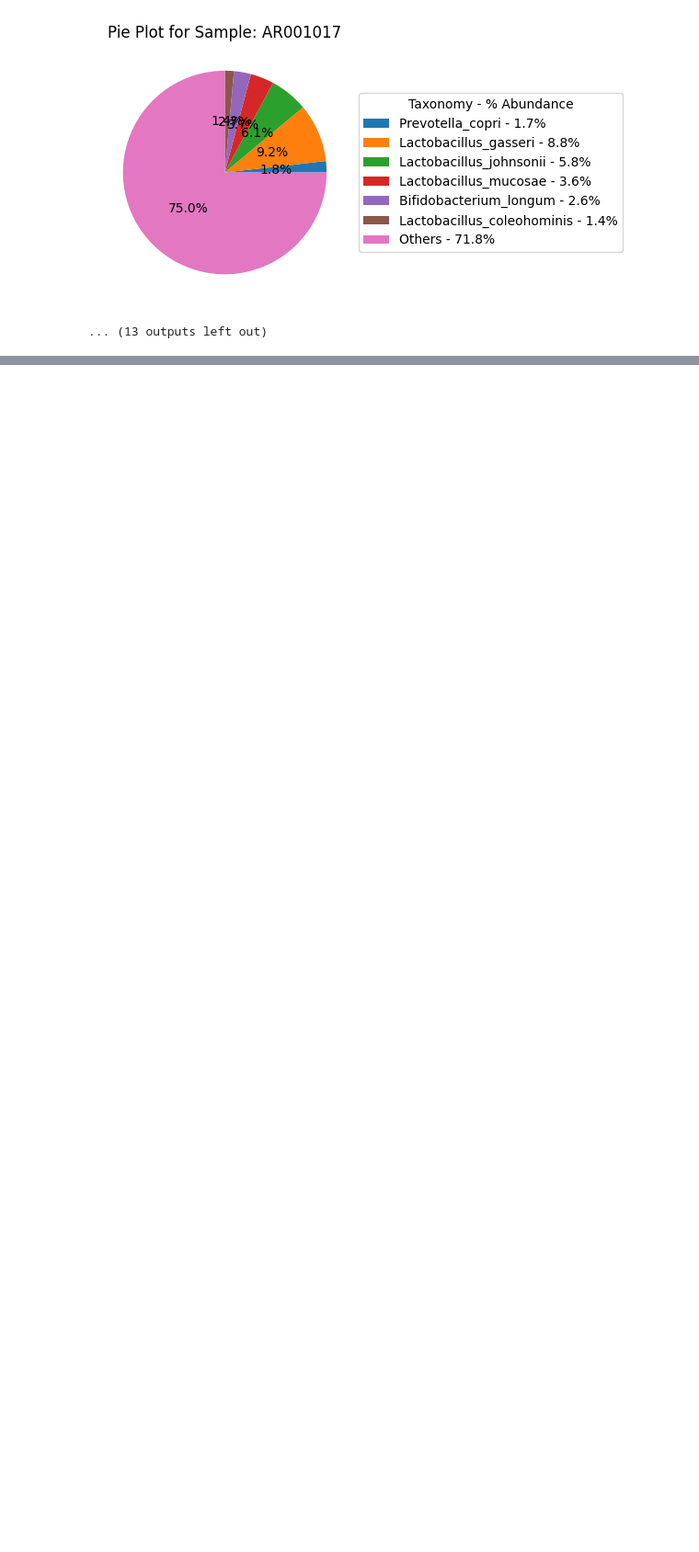
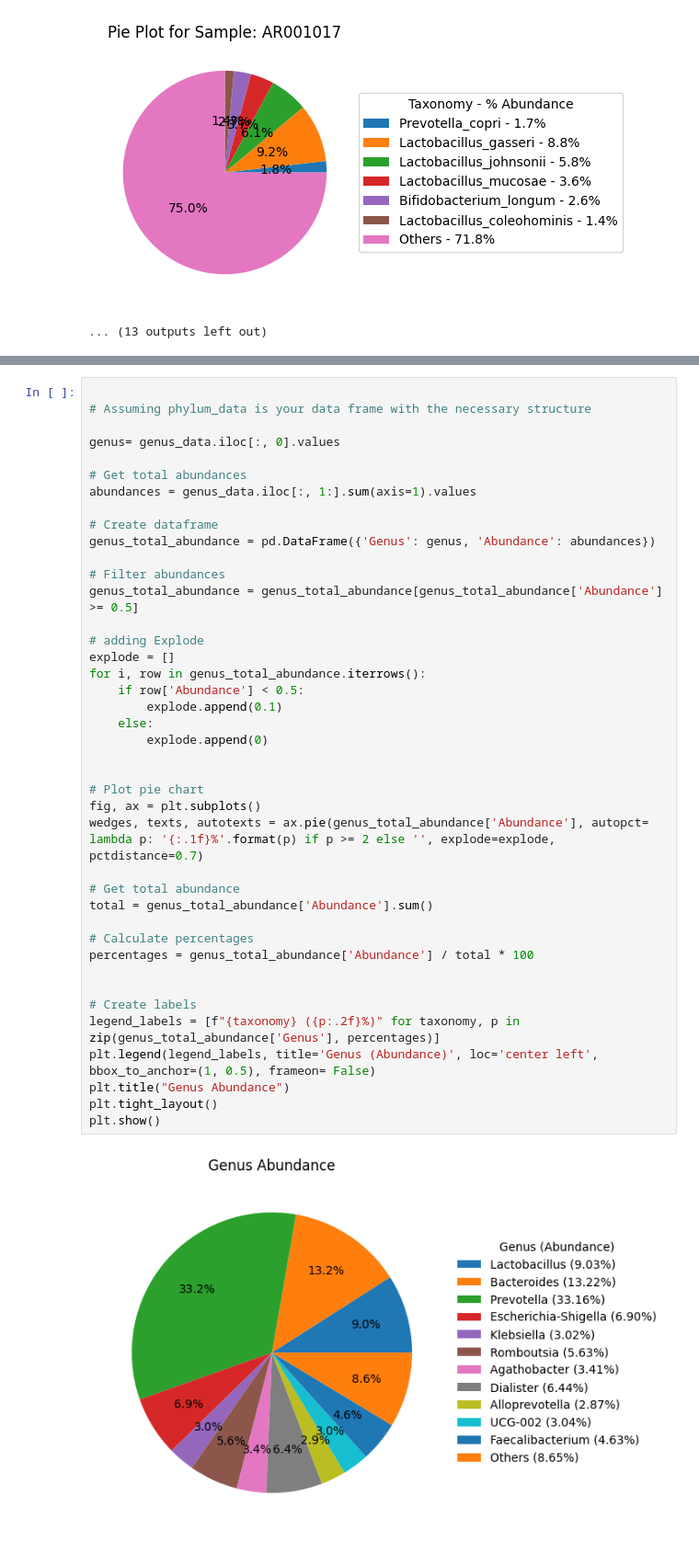
Before and after one commit to ParthDoshi97/Metagenomic_Data_analysis, a Jupyter notebook: Taxnomy_plot.ipynb, the cells around one changed output, grey strips where cells are left out. Shown at 92% size. Saved outputs shown, nothing was run; the diff lists cells and outputs as text; blank space fills up the shorter version.

```diff
--- a/Taxnomy_plot.ipynb
+++ b/Taxnomy_plot.ipynb
@@ -177,0 +229,43 @@ for sample in unique_samples_s:
+# %%
+
+# Assuming phylum_data is your data frame with the necessary structure
+
+genus= genus_data.iloc[:, 0].values
+
+# Get total abundances
+abundances = genus_data.iloc[:, 1:].sum(axis=1).values
+
+# Create dataframe
+genus_total_abundance = pd.DataFrame({'Genus': genus, 'Abundance': abundances})
+
+# Filter abundances
+genus_total_abundance = genus_total_abundance[genus_total_abundance['Abundance'] >= 0.5]
+
+# adding Explode
+explode = []
+for i, row in genus_total_abundance.iterrows():
+    if row['Abundance'] < 0.5:
+        explode.append(0.1)
+    else:
+        explode.append(0)
+
+
+# Plot pie chart
+fig, ax = plt.subplots()
+wedges, texts, autotexts = ax.pie(genus_total_abundance['Abundance'], autopct= lambda p: '{:.1f}%'.format(p) if p >= 2 else '', explode=explode, pctdistance=0.7)
+
+# Get total abundance
+total = genus_total_abundance['Abundance'].sum()
+
+# Calculate percentages
+percentages = genus_total_abundance['Abundance'] / total * 100
+
+
+# Create labels
+legend_labels = [f"{taxonomy} ({p:.2f}%)" for taxonomy, p in zip(genus_total_abundance['Genus'], percentages)]
+plt.legend(legend_labels, title='Genus (Abundance)', loc='center left', bbox_to_anchor=(1, 0.5), frameon= False)
+plt.title("Genus Abundance")
+plt.tight_layout()
+plt.show()
+# %% [output]
+[figure, added]
```
Also changed, not shown: parts of 4 cells of this notebook, 3 other files.
